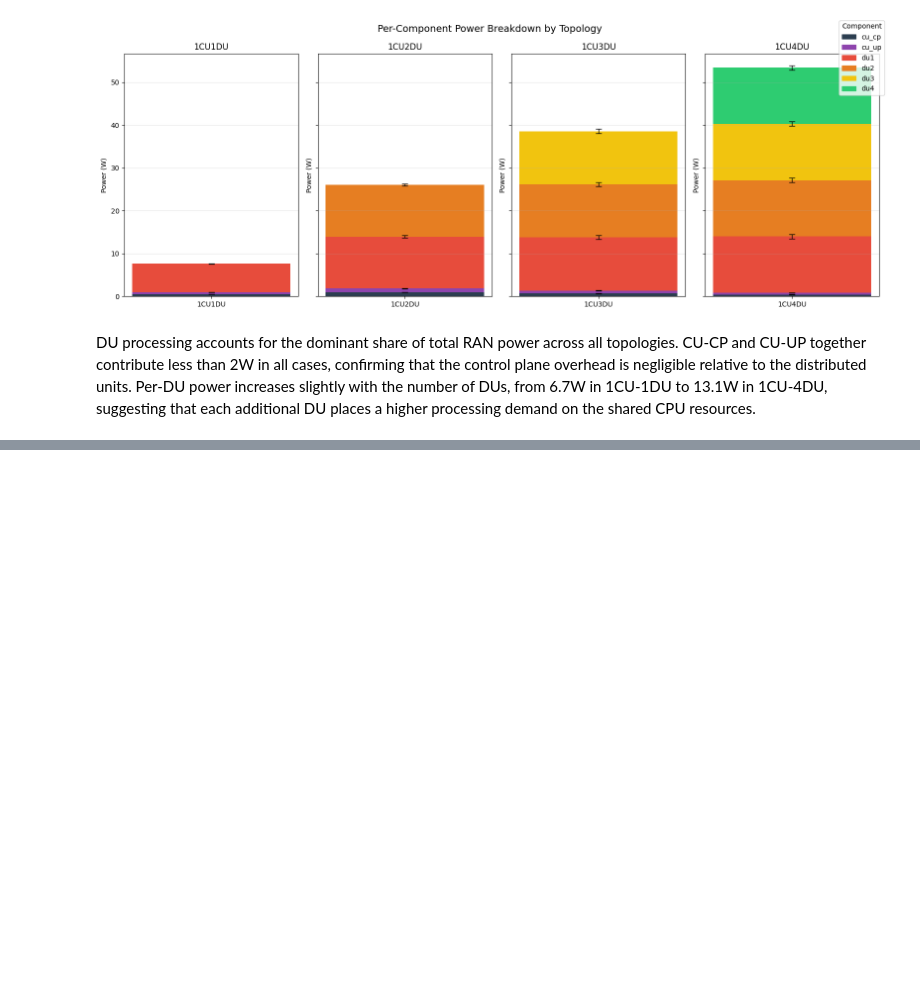
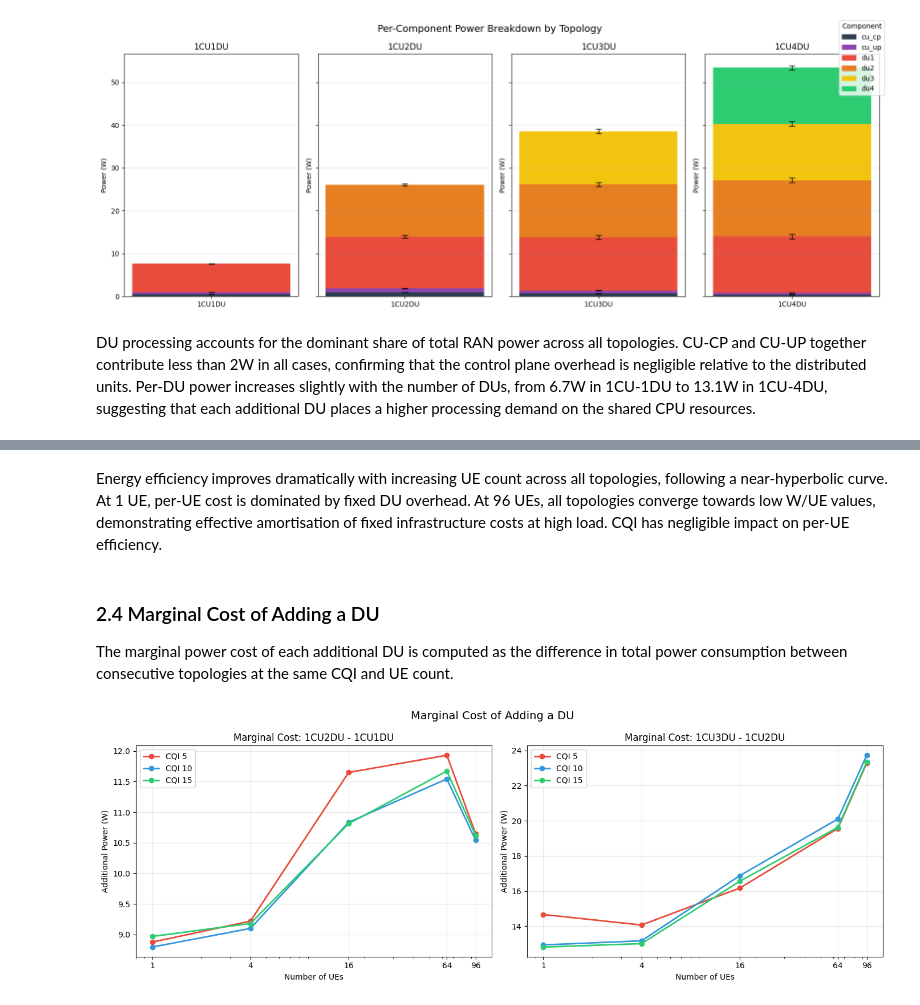
Before and after one commit to martafra/5g-power-dissertation, a Jupyter notebook: analysis/power_analysis.ipynb, the cells around one changed output, grey strips where cells are left out. Saved outputs shown, nothing was run; the diff lists cells and outputs as text; code cells hidden in the pictures; blank space fills up the shorter version.

```diff
--- a/analysis/power_analysis.ipynb
+++ b/analysis/power_analysis.ipynb
@@ -136,0 +332,41 @@ that each additional DU places a higher processing demand on the shared CPU reso
+# %% [markdown]
+Energy efficiency improves dramatically with increasing UE count across all topologies,
+following a near-hyperbolic curve. At 1 UE, per-UE cost is dominated by fixed DU overhead.
+At 96 UEs, all topologies converge towards low W/UE values, demonstrating effective
+amortisation of fixed infrastructure costs at high load. CQI has negligible impact on per-UE efficiency.
+# %% [markdown]
+### 2.4 Marginal Cost of Adding a DU
+
+The marginal power cost of each additional DU is computed as the difference in total
+power consumption between consecutive topologies at the same CQI and UE count.
+# %%
+topo_pairs = [(TOPOLOGIES[i], TOPOLOGIES[i+1]) for i in range(len(TOPOLOGIES)-1)]
+
+if topo_pairs:
+    fig, axes = plt.subplots(1, len(topo_pairs), figsize=(7*len(topo_pairs), 5))
+    if len(topo_pairs) == 1:
+        axes = [axes]
+
+    for ax, (t1, t2) in zip(axes, topo_pairs):
+        label = f'{t2.upper()} - {t1.upper()}'
+        for cqi, color in CQI_COLORS.items():
+            s1 = summary[(summary['topology'] == t1) & (summary['cqi'] == cqi)].set_index('nof_ues')
+            s2 = summary[(summary['topology'] == t2) & (summary['cqi'] == cqi)].set_index('nof_ues')
+            delta = s2['mean_W'] - s1['mean_W']
+            ax.plot(delta.index, delta.values, marker='o', label=f'CQI {cqi}', color=color, linewidth=2)
+
+        ax.set_xlabel('Number of UEs')
+        ax.set_ylabel('Additional Power (W)')
+        ax.set_title(f'Marginal Cost: {label}')
+        ax.set_xscale('log')
+        ax.set_xticks([1, 4, 16, 64, 96])
+        ax.get_xaxis().set_major_formatter(plt.ScalarFormatter())
+        ax.legend()
+        ax.grid(True, alpha=0.3)
+
+    plt.suptitle('Marginal Cost of Adding a DU', fontsize=14)
+    plt.tight_layout()
+    plt.savefig('../analysis/marginal_cost_du.png', dpi=150)
+    plt.show()
+# %% [output]
+[figure, added]
```
Also changed, not shown: parts of 29 cells of this notebook.
